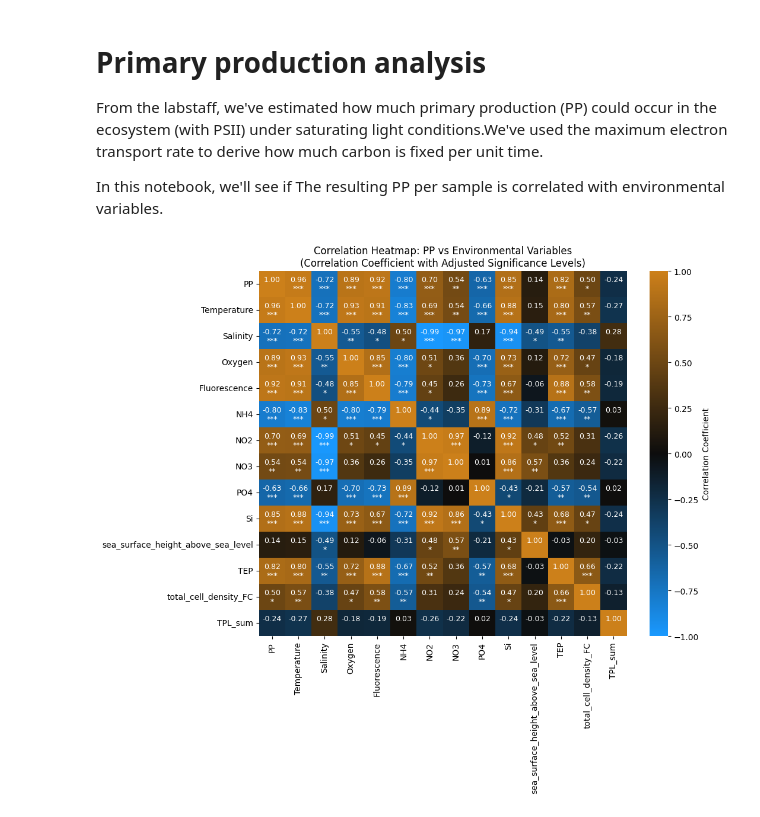
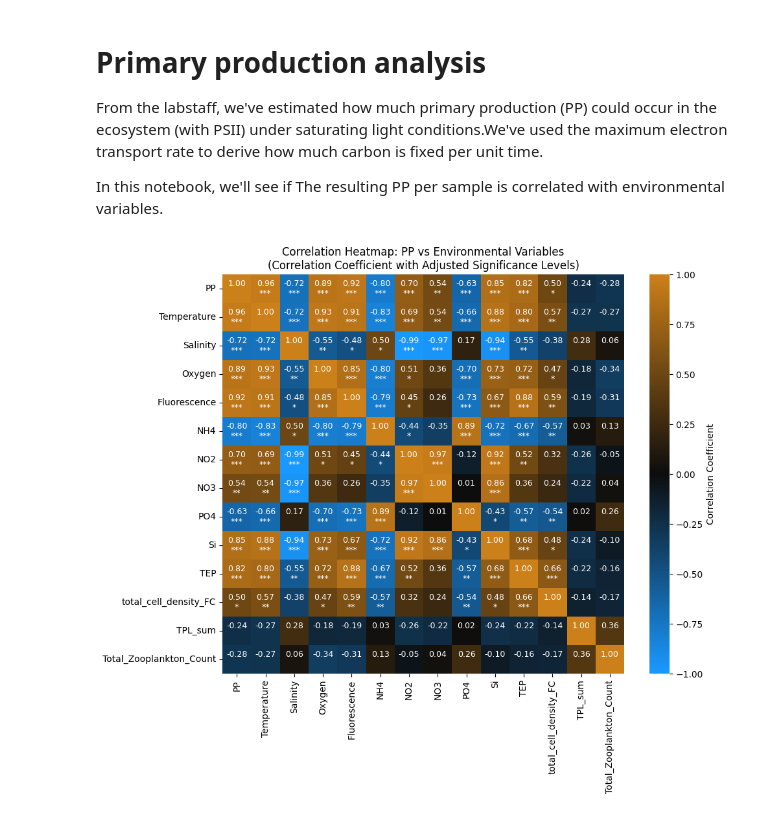
Before and after one commit to MichielPerneel/spring_campaign_2023, a Jupyter notebook: scripts/primary_production_correlation.ipynb, the cells around one changed output. Drawn from its saved outputs; the diff is of its cells as text; code cells hidden in the pictures.

```diff
--- a/scripts/primary_production_correlation.ipynb
+++ b/scripts/primary_production_correlation.ipynb
@@ -28,14 +28,18 @@ flowcam_data = flowcam_data.rename(columns={'sample':'Station'})
 transcript_data = pd.read_csv('../data/analysis/tpl_sum.csv')
 ## Rename columns
 transcript_data.columns = ['Station', 'TPL_sum']
+
+## Read in Zooplankton counts
+zooplankton_data = pd.read_csv('../data/analysis/zooplankton_counts.csv')
 # %%
 # Merge PP_data with env and transcript data
 merged_data = pd.merge(PP_data, env_data, on=['Station'], how='inner')
 merged_data = pd.merge(merged_data, flowcam_data, on=['Station'], how='inner')
 merged_data = pd.merge(merged_data, transcript_data, on=['Station'], how='inner')
+merged_data = pd.merge(merged_data, zooplankton_data, on=['Station'], how='inner')
 
 # Declare variables of interest for correlation analysis
-correlation_columns = ['PP', 'Temperature', 'Salinity', 'Oxygen', 'Fluorescence', 'NH4', 'NO2', 'NO3', 'PO4', 'Si', 'sea_surface_height_above_sea_level', 'TEP', 'total_cell_density_FC', 'TPL_sum']
+correlation_columns = ['PP', 'Temperature', 'Salinity', 'Oxygen', 'Fluorescence', 'NH4', 'NO2', 'NO3', 'PO4', 'Si', 'TEP', 'total_cell_density_FC', 'TPL_sum', 'Total_Zooplankton_Count']
 correlation_data = merged_data[correlation_columns].dropna()
 
 # Calculate Pearson correlation coefficients
@@ -71,34 +75,34 @@ for i in range(correlation_matrix.shape[0]):
                 significance = '**'
             elif adjusted_p_values[i, j] < 0.05:
                 significance = '*'
             else:
                 significance = ''
         else:
             significance = ''  # No significance flag for diagonal
 
         # Combine correlation value with significance level
         annotations[i, j] = f'{corr_value}\n{significance}'
 
 # Plot the heatmap
 ## Define custom colormap
 clist = [(0.1, 0.6, 1.0), (0.05, 0.05, 0.05), (0.8, 0.5, 0.1)]
 cmap = LinearSegmentedColormap.from_list("cmap_name", clist)
 ## Plot
 plt.figure(figsize=(10, 8))
 sns.heatmap(correlation_matrix,
             annot=annotations,
             fmt='', cmap=cmap,
             vmin=-1,
             vmax=1,
             cbar_kws={'label': 'Correlation Coefficient'},
             annot_kws={'fontsize': 9})
 plt.title('Correlation Heatmap: PP vs Environmental Variables\n(Correlation Coefficient with Adjusted Significance Levels)')
 ## Save the plot
 plt.savefig('../figures/FRRF/correlation_heatmap.png', bbox_inches='tight', dpi=300)
 plt.savefig('../figures/FRRF/correlation_heatmap.svg', bbox_inches='tight', dpi=300)
 plt.show()
 # %% [output]
-[figure, old version]
+[figure, new version]
 # %%
 # Plot the clustermap
 ## Plot with the legend on the bottom right
```
Also changed, not shown: parts of 9 cells of this notebook, 13 other files.
